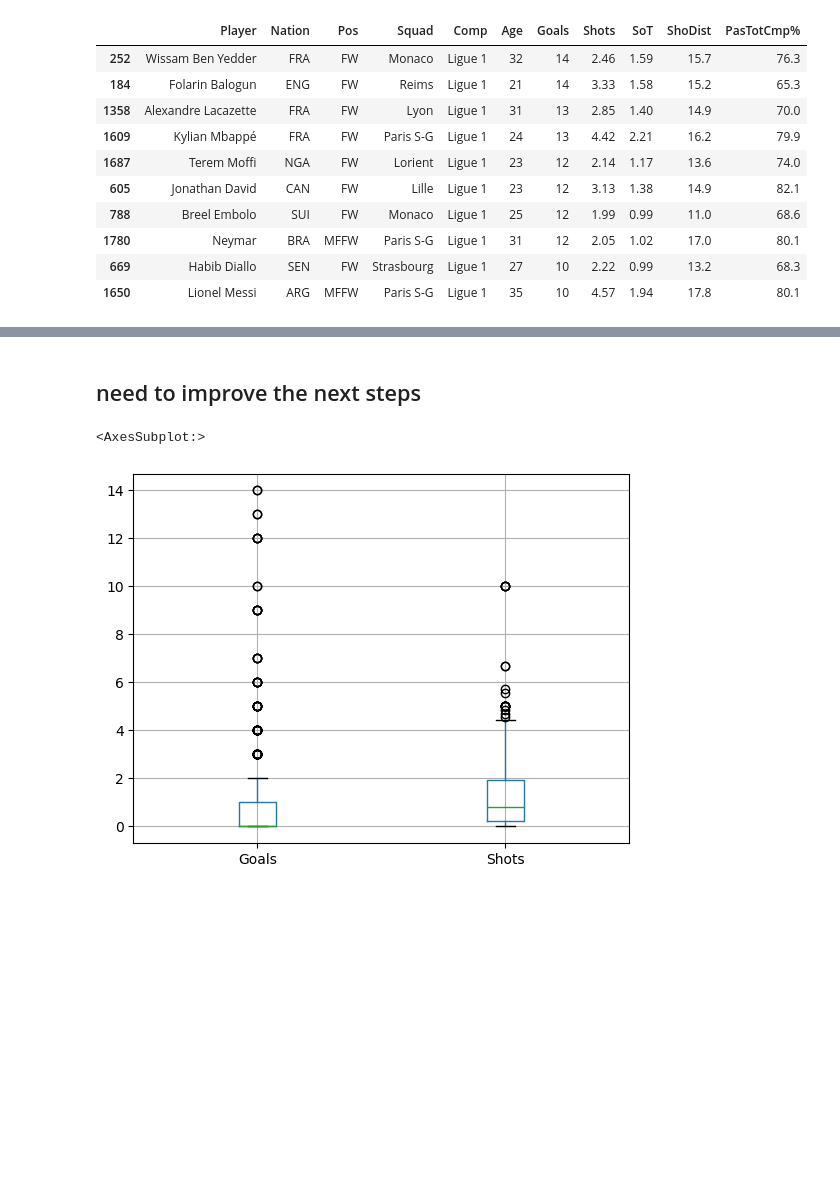
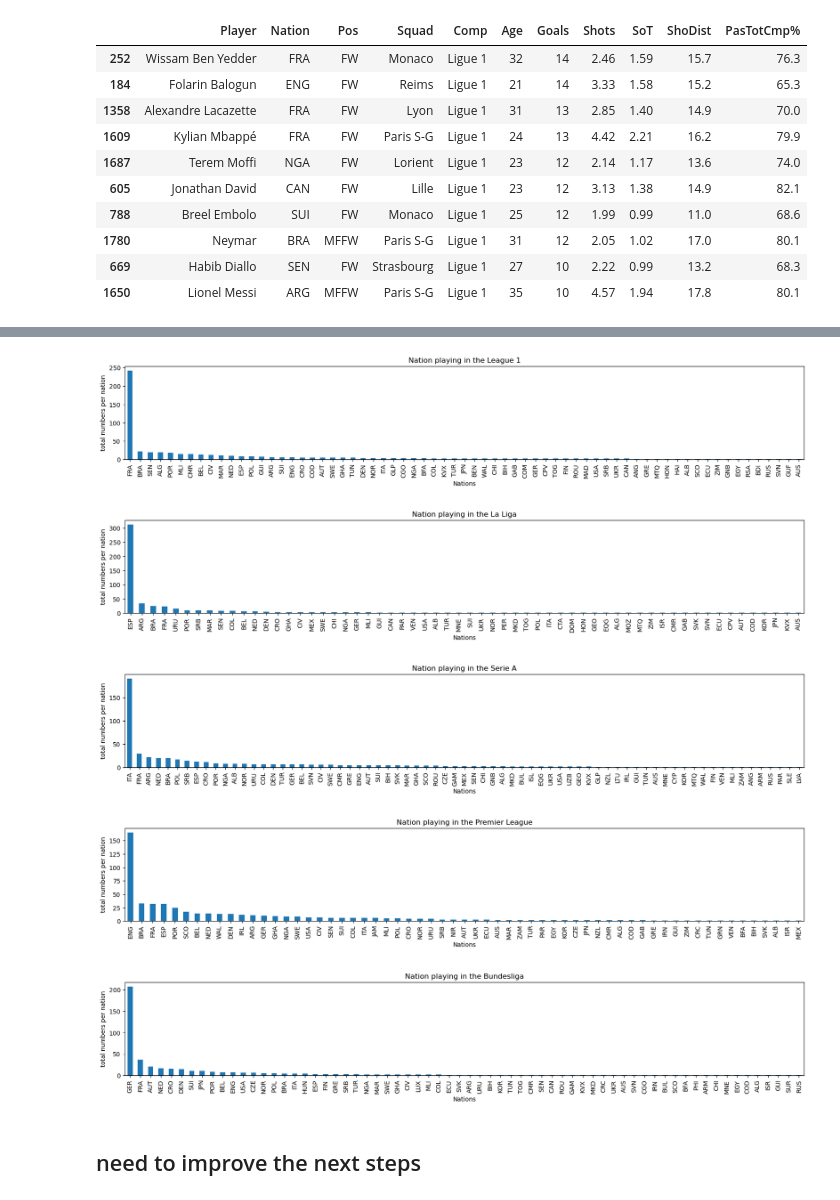
Before and after one commit to tiagoru/Football_Player_Stats, a Jupyter notebook: footbal_analysis.ipynb, the cells around one changed output, grey strips where cells are left out. Drawn from its saved outputs; the diff is of its cells as text; code cells hidden in the pictures; blank space fills up the shorter version.

```diff
--- a/footbal_analysis.ipynb
+++ b/footbal_analysis.ipynb
@@ -107,0 +103,3 @@ Text(0, 0.5, 'total numbers per nation')
+# %%
+top_scores_LA = LA.sort_values(by = 'Goals', ascending=False)[['Player','Nation','Pos','Squad','Comp','Age','Goals','Shots','SoT','ShoDist','PasTotCmp%']]
+top_scores_LA.head(10)
@@ -107,0 +118,3 @@ Text(0, 0.5, 'total numbers per nation')
+# %%
+top_scores_SE = SE.sort_values(by = 'Goals', ascending=False)[['Player','Nation','Pos','Squad','Comp','Age','Goals','Shots','SoT','ShoDist','PasTotCmp%']]
+top_scores_SE.head(10)
@@ -107,0 +133,3 @@ Text(0, 0.5, 'total numbers per nation')
+# %%
+top_scores_PL = PL.sort_values(by = 'Goals', ascending=False)[['Player','Nation','Pos','Squad','Comp','Age','Goals','Shots','SoT','ShoDist','PasTotCmp%']]
+top_scores_PL.head(10)
@@ -107,0 +148,3 @@ Text(0, 0.5, 'total numbers per nation')
+# %%
+top_scores_BU = BU.sort_values(by = 'Goals', ascending=False)[['Player','Nation','Pos','Squad','Comp','Age','Goals','Shots','SoT','ShoDist','PasTotCmp%']]
+top_scores_BU.head(10)
@@ -108,7 +163,49 @@ Text(0, 0.5, 'total numbers per nation')
+# %%
+nations_l1 =top_scores_L1['Nation'].value_counts()
+plt.subplots(figsize=(20, 16))
+plt.subplot(5,1,1)
+nations_l1.plot(kind='bar')
+plt.title( 'Nation playing in the League 1')
+plt.xlabel( 'Nations')
+plt.ylabel( 'total numbers per nation')
+
+nations_LA =top_scores_LA['Nation'].value_counts()
+plt.subplots(figsize=(20, 16))
+plt.subplot(5,1,2)
+nations_LA.plot(kind='bar')
+plt.title( 'Nation playing in the La Liga')
+plt.xlabel( 'Nations')
+plt.ylabel( 'total numbers per nation')
+
+nations_SE =top_scores_SE['Nation'].value_counts()
+plt.subplots(figsize=(20, 16))
+plt.subplot(5,1,3)
+nations_SE.plot(kind='bar')
+plt.title( 'Nation playing in the Serie A')
+plt.xlabel( 'Nations')
+plt.ylabel( 'total numbers per nation')
+
+nations_PL =top_scores_PL['Nation'].value_counts()
+plt.subplots(figsize=(20, 16))
+plt.subplot(5,1,3)
+nations_PL.plot(kind='bar')
+plt.title( 'Nation playing in the Premier League')
+plt.xlabel( 'Nations')
+plt.ylabel( 'total numbers per nation')
+
+nations_BU =top_scores_BU['Nation'].value_counts()
+plt.subplots(figsize=(20, 16))
+plt.subplot(5,1,3)
+nations_BU.plot(kind='bar')
+plt.title( 'Nation playing in the Bundesliga')
+plt.xlabel( 'Nations')
+plt.ylabel( 'total numbers per nation')
+plt.show()
+# %% [output]
+[figure, added]
+[figure, added]
+[figure, added]
+[figure, added]
+[figure, added]
 # %% [markdown]
 ## need to improve the next steps
-# %%
-top_scores_L1.boxplot(['Goals', 'Shots'])
-# %% [output]
-<AxesSubplot:>
-[figure, removed]
```
Also changed, not shown: parts of 7 cells of this notebook.
